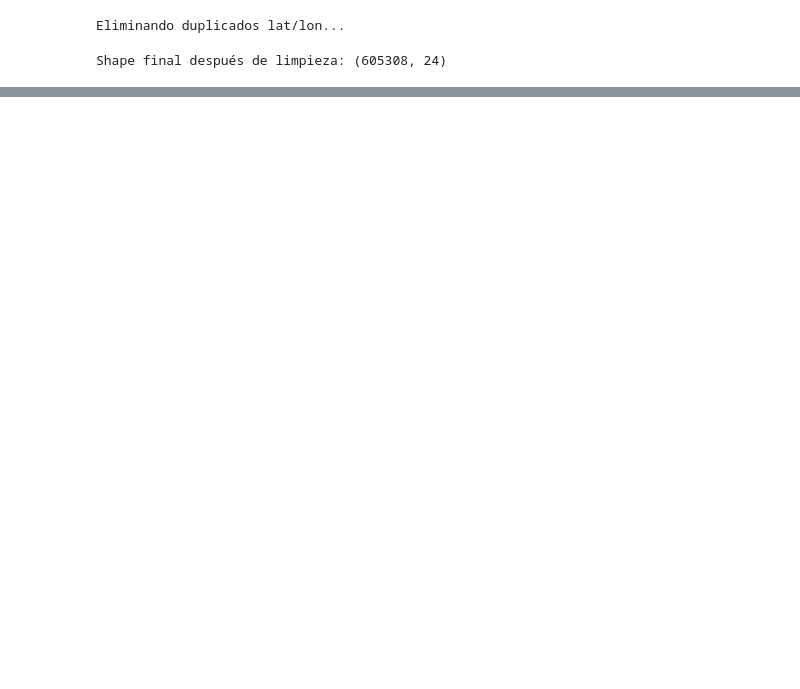
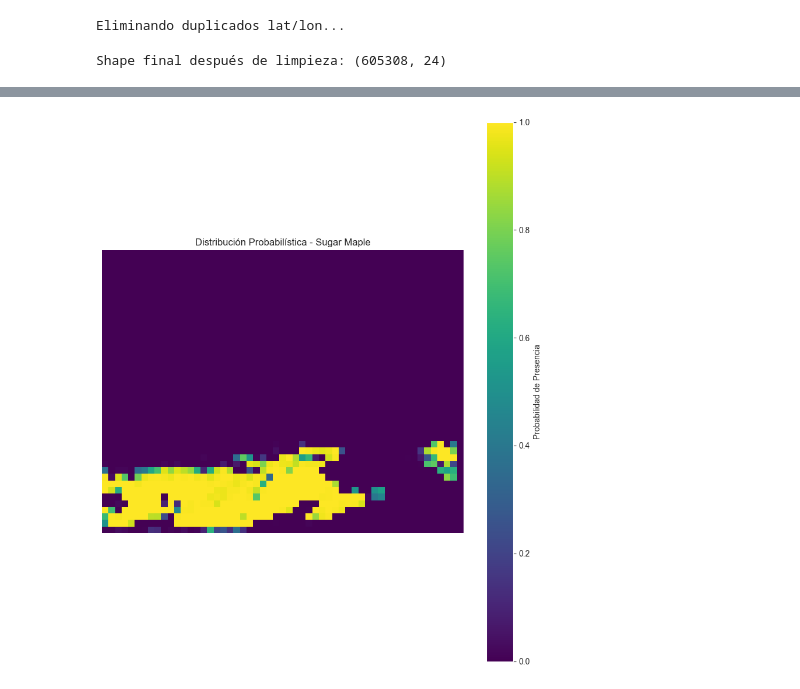
Before and after one commit to jorgelizarazo94/Maple_Quebecois, a Jupyter notebook: Supplementary_4.ipynb, the cells around one changed output, grey strips where cells are left out. Cells and saved outputs as stored; diff of their text form; code cells hidden in the pictures; blank space fills up the shorter version.

```diff
--- a/Supplementary_4.ipynb
+++ b/Supplementary_4.ipynb
@@ -305,0 +430,27 @@ ModuleNotFoundError: No module named 'skopt'
+# %%
+data_vars = []
+for var in variables:
+    path = os.path.join(ruta_rasters, f"{var}.tif")
+    da = rxr.open_rasterio(path, masked=True).squeeze()  # .squeeze() para quitar dimensiones extras
+    data_vars.append(da)
+# %%
+stack = xr.concat(data_vars, dim="band")
+stack = stack.transpose("y", "x", "band")
+# %%
+grid = stack.values  # (rows, cols, bands)
+n_rows, n_cols, n_vars = grid.shape
+X_grid = grid.reshape((n_rows * n_cols, n_vars))
+# %%
+y_pred_proba = modelo_final.predict_proba(X_grid)[:, 1]
+
+# 3.2 Volver a formato de imagen
+proba_map = y_pred_proba.reshape((n_rows, n_cols))
+# %%
+plt.figure(figsize=(10, 12))
+im = plt.imshow(proba_map, cmap="viridis", vmin=0, vmax=1)
+plt.colorbar(im, label="Probabilidad de Presencia")
+plt.title("Distribución Probabilística - Sugar Maple")
+plt.axis("off")
+plt.show()
+# %% [output]
+[figure, added]
```
Also changed, not shown: parts of 24 cells of this notebook, 1 other file.
